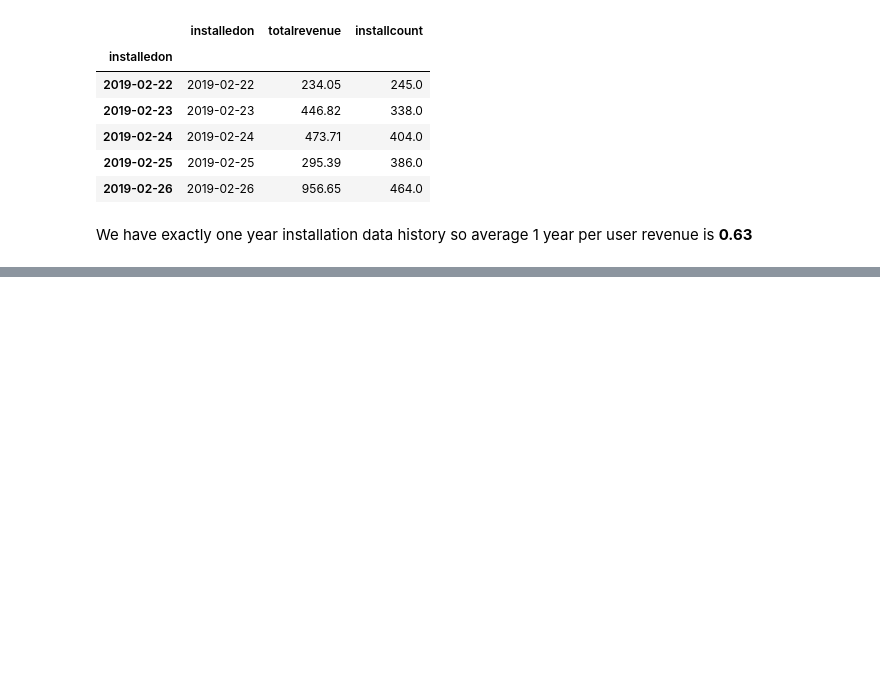
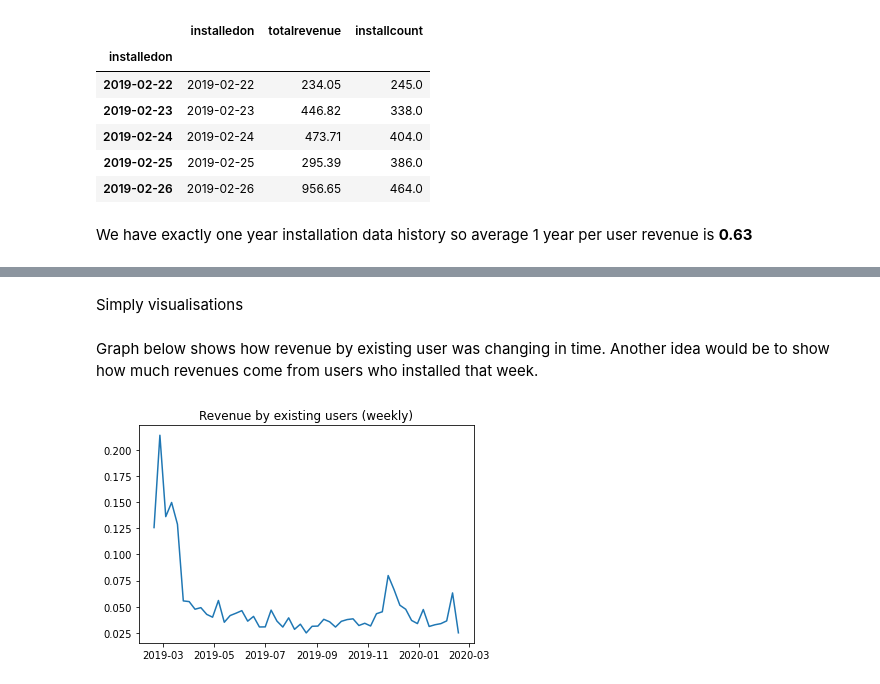
Before and after one commit to OlaKozak/CF, a Jupyter notebook: CF_v1.ipynb, the cells around one changed output, grey strips where cells are left out. Saved outputs shown, nothing was run; the diff lists cells and outputs as text; code cells hidden in the pictures; blank space fills up the shorter version.

```diff
--- a/CF_v1.ipynb
+++ b/CF_v1.ipynb
@@ -195,0 +219,10 @@ Very simple data visualisation
+# %% [markdown]
+Simply visualisations
+# %% [markdown]
+Graph below shows how revenue by existing user was changing in time. Another idea would be to show how much revenues come from users who installed that week.
+# %%
+plt.plot(grouped_week2.rev_by_count)
+plt.title('Revenue by existing users (weekly)')
+plt.show()
+# %% [output]
+[figure, added]
```
Also changed, not shown: parts of 24 cells of this notebook.
